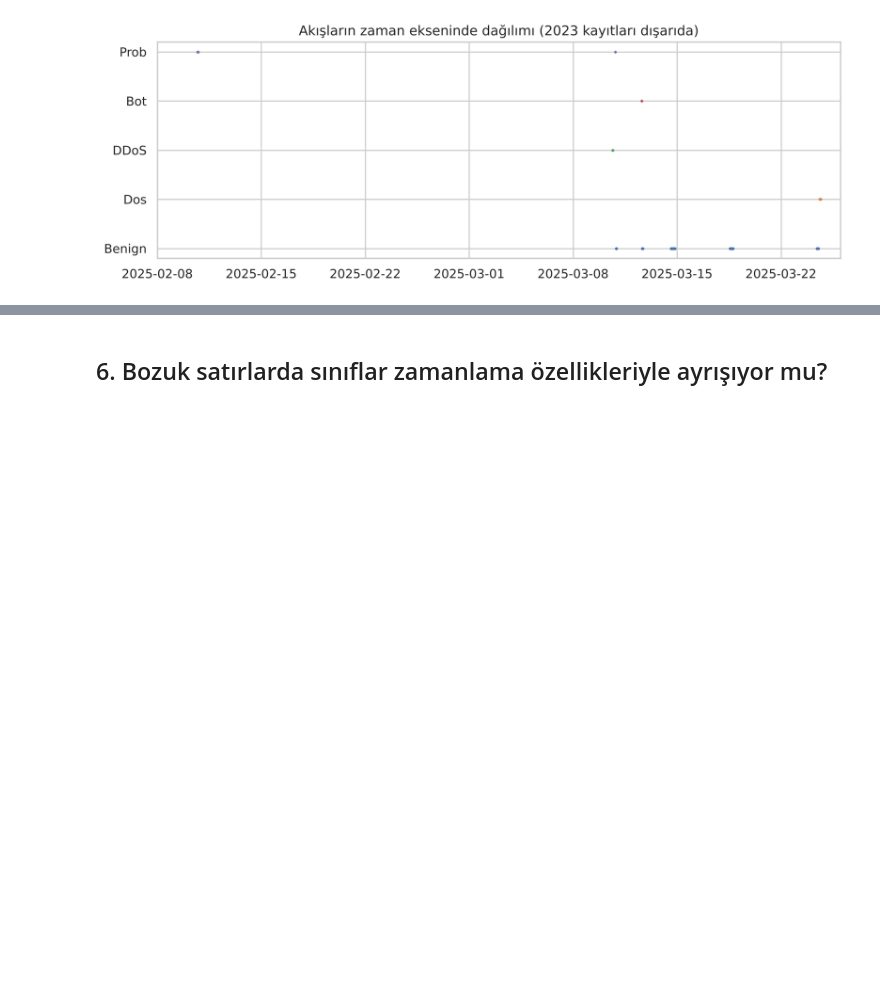
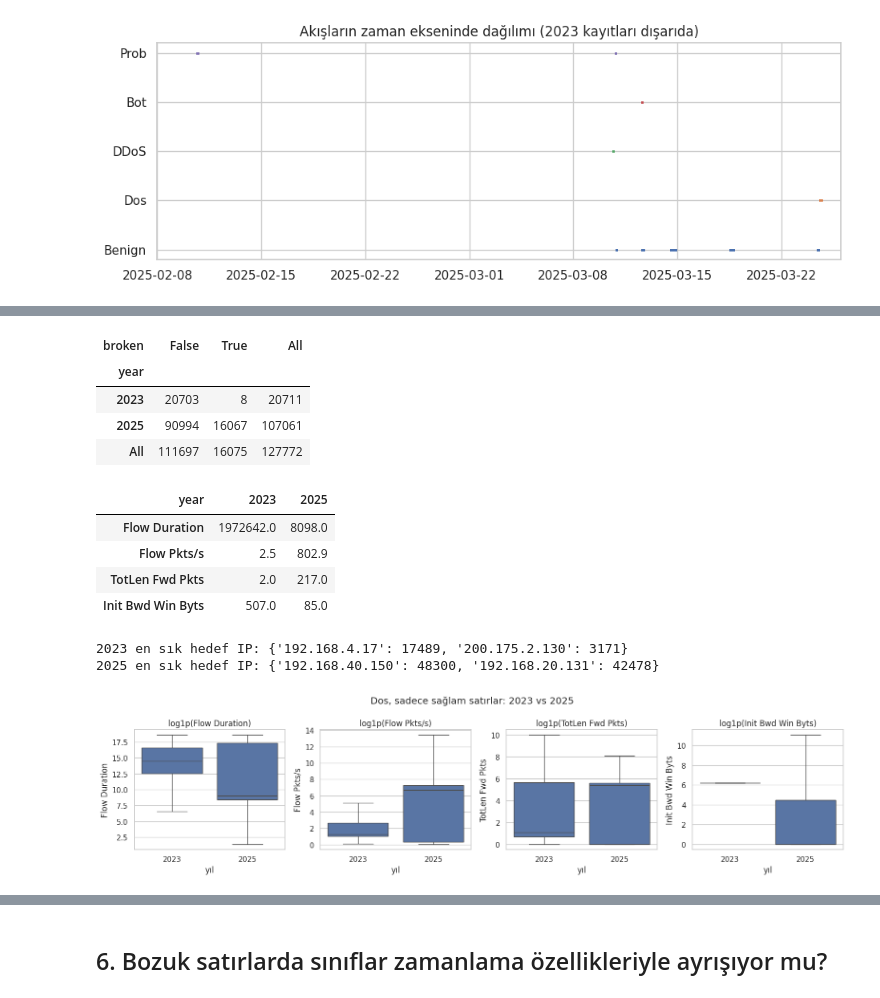
Before and after one commit to dogukandireksiz/iotshield-sdn-ids, a Jupyter notebook: notebooks/01_EDA_ve_On_Isleme.ipynb, the cells around one changed output, grey strips where cells are left out. Drawn from its saved outputs; the diff is of its cells as text; code cells hidden in the pictures; blank space fills up the shorter version.

```diff
--- a/notebooks/01_EDA_ve_On_Isleme.ipynb
+++ b/notebooks/01_EDA_ve_On_Isleme.ipynb
@@ -218,6 +291,7 @@ for i, lab in enumerate(CLASS_ORDER):
     t = df.loc[df.Label == lab, 'ts']
     ax.scatter(t, np.full(len(t), i), s=1, alpha=.2)
 ax.set_yticks(range(5), CLASS_ORDER); ax.set_xlim(pd.Timestamp('2025-02-08'), pd.Timestamp('2025-03-26'))
-ax.set_title('Akışların zaman ekseninde dağılımı (2023 kayıtları dışarıda)'); plt.show()
+ax.set_title('Akışların zaman ekseninde dağılımı (2023 kayıtları dışarıda)')
+plt.savefig(FIG_DIR + 'eda_timeline.png', dpi=150, bbox_inches='tight'); plt.show()
 # %% [output]
 [figure]
@@ -230,0 +350,38 @@ ax.set_title('Akışların zaman ekseninde dağılımı (2023 kayıtları dışa
+# %%
+# 7.8: compare the two Dos recording periods
+DOS_COMPARE_COLS = ['Flow Duration', 'Flow Pkts/s', 'TotLen Fwd Pkts', 'Init Bwd Win Byts']
+
+dos = df[df['Label'] == 'Dos'].copy()
+dos['year'] = dos['ts'].dt.year
+display(pd.crosstab(dos['year'], dos['broken'], margins=True))
+
+dos_ok = dos[~dos['broken']]
+display(dos_ok.groupby('year')[DOS_COMPARE_COLS].median().T.round(1))
+
+for year in sorted(dos_ok['year'].unique()):
+    top_targets = dos_ok.loc[dos_ok['year'] == year, 'Dst IP'].value_counts().head(2)
+    print(year, 'en sık hedef IP:', top_targets.to_dict())
+
+fig, axes = plt.subplots(1, len(DOS_COMPARE_COLS), figsize=(16, 4))
+for ax, col in zip(axes, DOS_COMPARE_COLS):
+    # log1p for readability; clip(0) only for the plot (inf and -1 cannot be drawn on a log axis)
+    values = np.log1p(dos_ok[col].replace([np.inf, -np.inf], np.nan).clip(lower=0))
+    sns.boxplot(x=dos_ok['year'], y=values, ax=ax, showfliers=False)
+    ax.set_title(f'log1p({col})'); ax.set_xlabel('yıl')
+plt.suptitle('Dos, sadece sağlam satırlar: 2023 vs 2025')
+plt.tight_layout()
+plt.savefig(FIG_DIR + 'eda_dos_2023_vs_2025.png', dpi=150, bbox_inches='tight'); plt.show()
+# %% [output]
+| broken | False | True | All |
+| year |  |  |  |
+| 2023 | 20703 | 8 | 20711 |
+| 2025 | 90994 | 16067 | 107061 |
+| All | 111697 | 16075 | 127772 |
+| year | 2023 | 2025 |
+| Flow Duration | 1972642.0 | 8098.0 |
+| Flow Pkts/s | 2.5 | 802.9 |
+| TotLen Fwd Pkts | 2.0 | 217.0 |
+| Init Bwd Win Byts | 507.0 | 85.0 |
+2023 en sık hedef IP: {'192.168.4.17': 17489, '200.175.2.130': 3171}
+2025 en sık hedef IP: {'192.168.40.150': 48300, '192.168.20.131': 42478}
+[figure, added]
```
Also changed, not shown: parts of 54 cells of this notebook, 5 other files.
